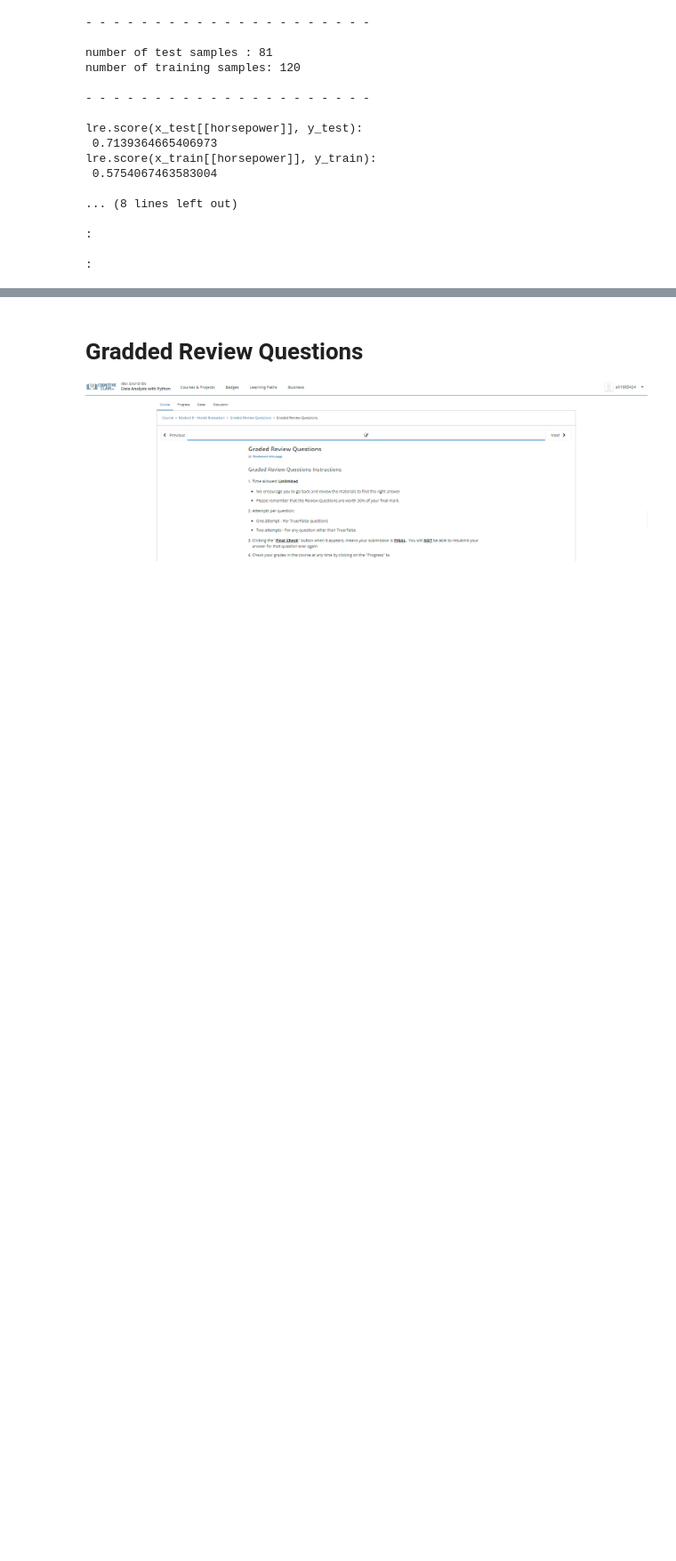
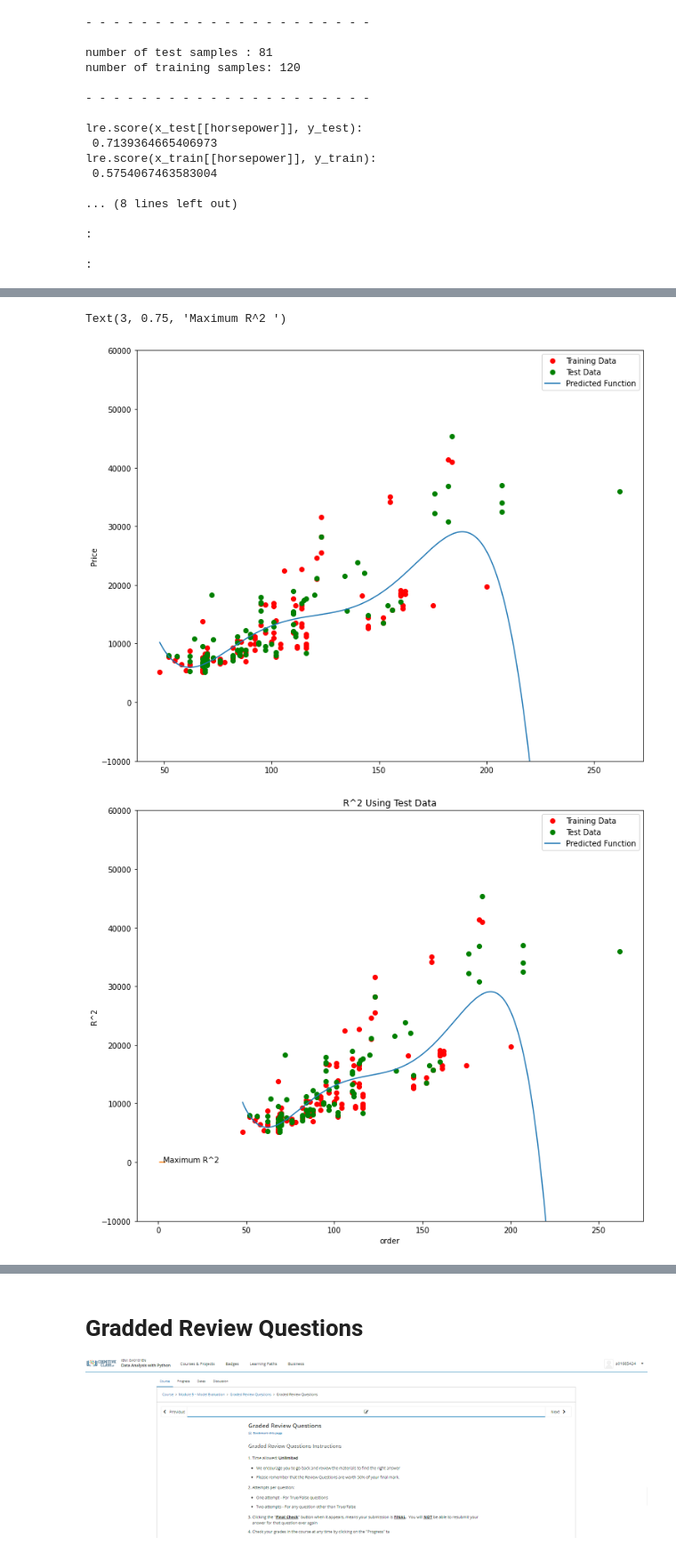
Before and after one commit to PosgradoMNA/actividades-de-aprendizaje-a01685424, a Jupyter notebook: IBM_DA0101EN_Data_Analysis_with_Python_Mod05.ipynb, the cells around one changed output, grey strips where cells are left out. Shown at 89% size. Drawn from its saved outputs; the diff is of its cells as text; code cells hidden in the pictures; blank space fills up the shorter version.

```diff
--- a/IBM_DA0101EN_Data_Analysis_with_Python_Mod05.ipynb
+++ b/IBM_DA0101EN_Data_Analysis_with_Python_Mod05.ipynb
@@ -269,0 +274,60 @@ print(':\n',)
+# %%
+# - - - - - - - - - - - - - - - - - - - - - - - - - - -
+# Ejercicio 3
+
+# Underfitting and Model Selection
+
+from sklearn.preprocessing import PolynomialFeatures
+
+x_train, x_test, y_train, y_test = train_test_split(x_data, y_data, test_size=0.45, random_state=0)
+
+print('\n- - - - - - - - - - - - - - - - - - - - - \n')
+pr = PolynomialFeatures(degree=5)
+x_train_pr = pr.fit_transform(x_train[['horsepower']])
+x_test_pr = pr.fit_transform(x_test[['horsepower']])
+print('pr:\n',pr)
+print(':\n',)
+
+print('\n- - - - - - - - - - - - - - - - - - - - - \n')
+poly = LinearRegression()
+poly.fit(x_train_pr, y_train)
+print(':\n',)
+yhat = poly.predict(x_test_pr)
+yhat[0:5]
+print(':\n',)
+
+print('\n- - - - - - - - - - - - - - - - - - - - - \n')
+print("Predicted values:", yhat[0:4])
+print("True values:", y_test[0:4].values)
+print(':\n',)
+PollyPlot(x_train[['horsepower']], x_test[['horsepower']], y_train, y_test, poly,pr)
+print('PollyPlot:\n',PollyPlot(x_train[['horsepower']], x_test[['horsepower']], y_train, y_test, poly,pr))
+
+print('\n- - - - - - - - - - - - - - - - - - - - - \n')
+# R^2:
+poly.score(x_train_pr, y_train)
+poly.score(x_test_pr, y_test)
+print(':\n',)
+
+print('\n- - - - - - - - - - - - - - - - - - - - - \n')
+print('Probando con R2:\n',)
+Rsqu_test = []
+
+order = [1, 2, 3, 4]
+for n in order:
+    pr = PolynomialFeatures(degree=n)
+
+    x_train_pr = pr.fit_transform(x_train[['horsepower']])
+
+    x_test_pr = pr.fit_transform(x_test[['horsepower']])
+
+    lr.fit(x_train_pr, y_train)
+
+    Rsqu_test.append(lr.score(x_test_pr, y_test))
+
+plt.plot(order, Rsqu_test)
+plt.xlabel('order')
+plt.ylabel('R^2')
+plt.title('R^2 Using Test Data')
+plt.text(3, 0.75, 'Maximum R^2 ')
+# %% [output]
@@ -269,0 +351,3 @@ print(':\n',)
+Text(3, 0.75, 'Maximum R^2 ')
+[figure, added]
+[figure, added]
```
Also changed, not shown: parts of 15 cells of this notebook.
